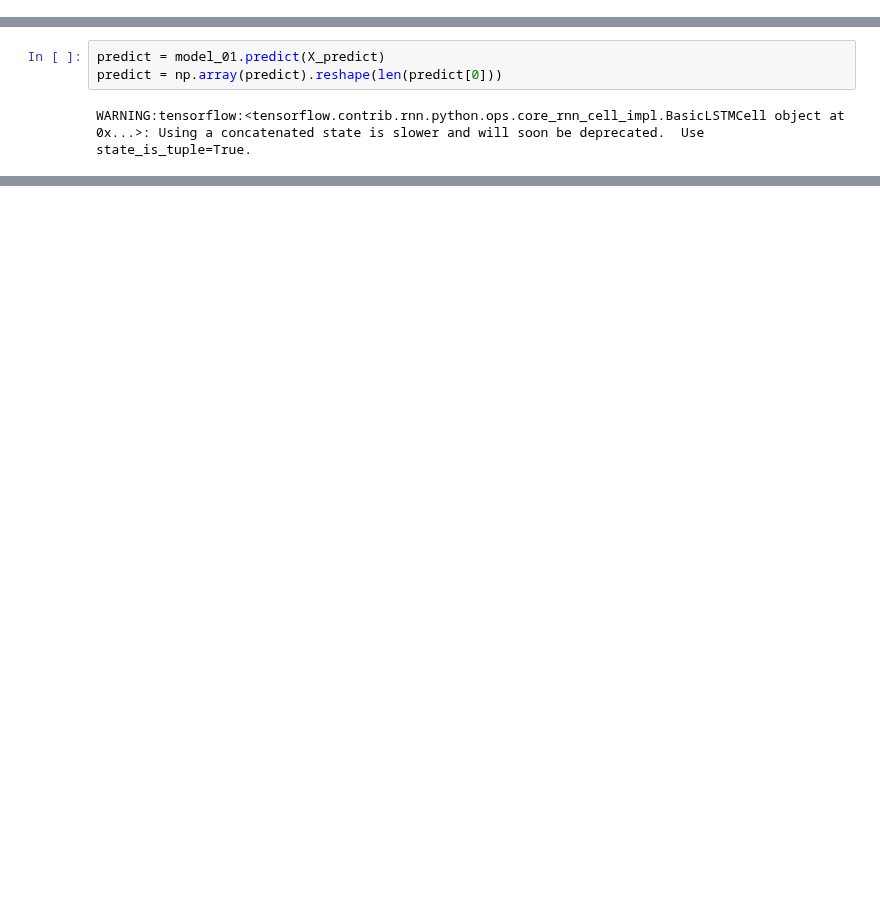
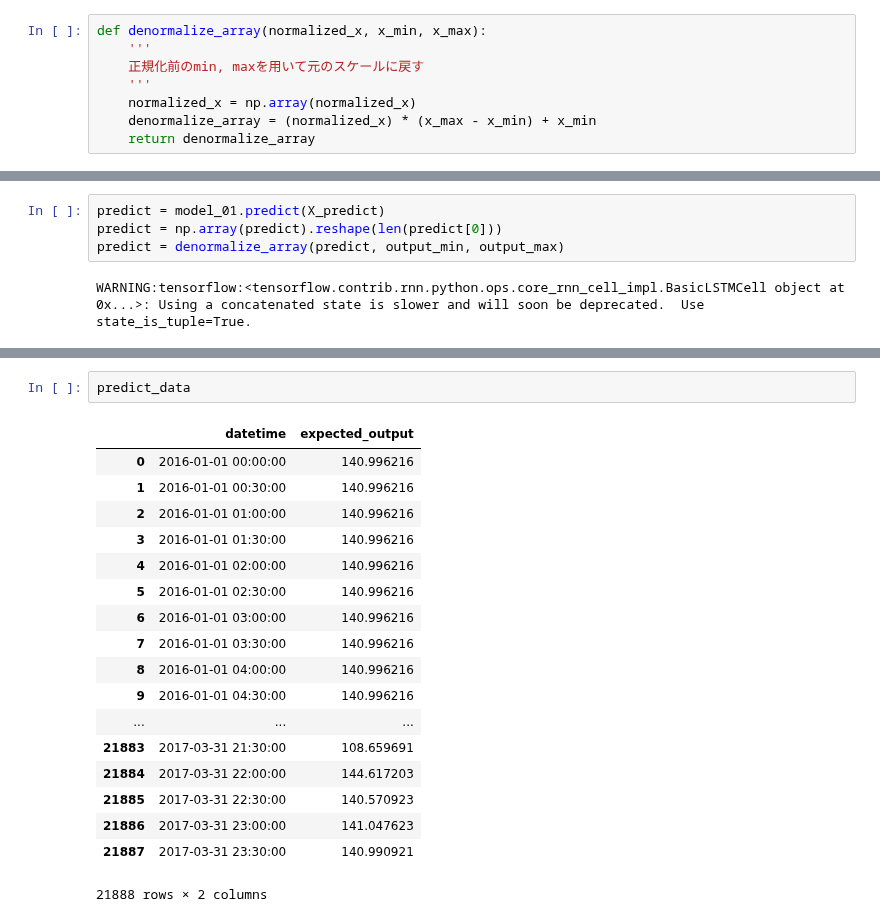
Before and after one commit to gciteam6/predict_amd, a Jupyter notebook: rnn_test.ipynb, the cells around one changed output, grey strips where cells are left out. Saved outputs shown, nothing was run; the diff lists cells and outputs as text; blank space fills up the shorter version.

```diff
--- a/rnn_test.ipynb
+++ b/rnn_test.ipynb
@@ -44,6 +44,14 @@ def normalize_array(x):
     x_max = x.max()
     normalized = (x - x_min) / (x_max - x_min)
     return x_min, x_max, normalized
+# %%
+def denormalize_array(normalized_x, x_min, x_max):
+    '''
+    正規化前のmin, maxを用いて元のスケールに戻す
+    '''
+    normalized_x = np.array(normalized_x)
+    denormalize_array = (normalized_x) * (x_max - x_min) + x_min
+    return denormalize_array
 # %% [markdown]
 ## **データの準備**
 # %%
@@ -372,6 +380,7 @@ train#90, train loss: 1.684986e-01
 # %%
 predict = model_01.predict(X_predict)
 predict = np.array(predict).reshape(len(predict[0]))
+predict = denormalize_array(predict, output_min, output_max)
 # %% [output]
 WARNING:tensorflow:<tensorflow.contrib.rnn.python.ops.core_rnn_cell_impl.BasicLSTMCell object at 0x...>: Using a concatenated state is slower and will soon be deprecated.  Use state_is_tuple=True.
 # %%
@@ -404,0 +393,21 @@ ValueError: array length 21840 does not match index length 21888
+# %%
+predict_data
+# %% [output]
+|  | datetime | expected_output |
+| 0 | 2016-01-01 00:00:00 | 140.996216 |
+| 1 | 2016-01-01 00:30:00 | 140.996216 |
+| 2 | 2016-01-01 01:00:00 | 140.996216 |
+| 3 | 2016-01-01 01:30:00 | 140.996216 |
+| 4 | 2016-01-01 02:00:00 | 140.996216 |
+| 5 | 2016-01-01 02:30:00 | 140.996216 |
+| 6 | 2016-01-01 03:00:00 | 140.996216 |
+| 7 | 2016-01-01 03:30:00 | 140.996216 |
+| 8 | 2016-01-01 04:00:00 | 140.996216 |
+| 9 | 2016-01-01 04:30:00 | 140.996216 |
+| ... | ... | ... |
+| 21883 | 2017-03-31 21:30:00 | 108.659691 |
+| 21884 | 2017-03-31 22:00:00 | 144.617203 |
+| 21885 | 2017-03-31 22:30:00 | 140.570923 |
+| 21886 | 2017-03-31 23:00:00 | 141.047623 |
+| 21887 | 2017-03-31 23:30:00 | 140.990921 |
+21888 rows × 2 columns
```
Also changed, not shown: parts of 4 cells of this notebook, 1 other file.
